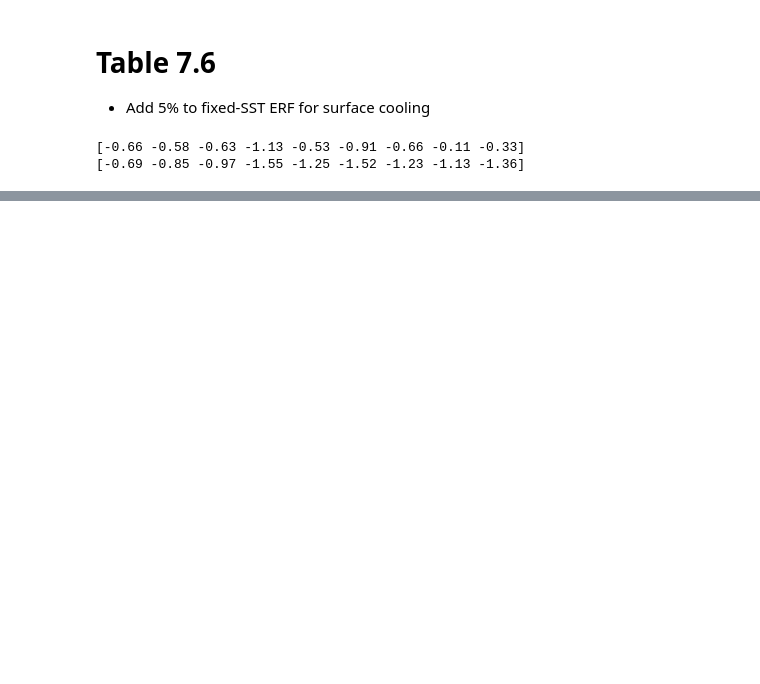
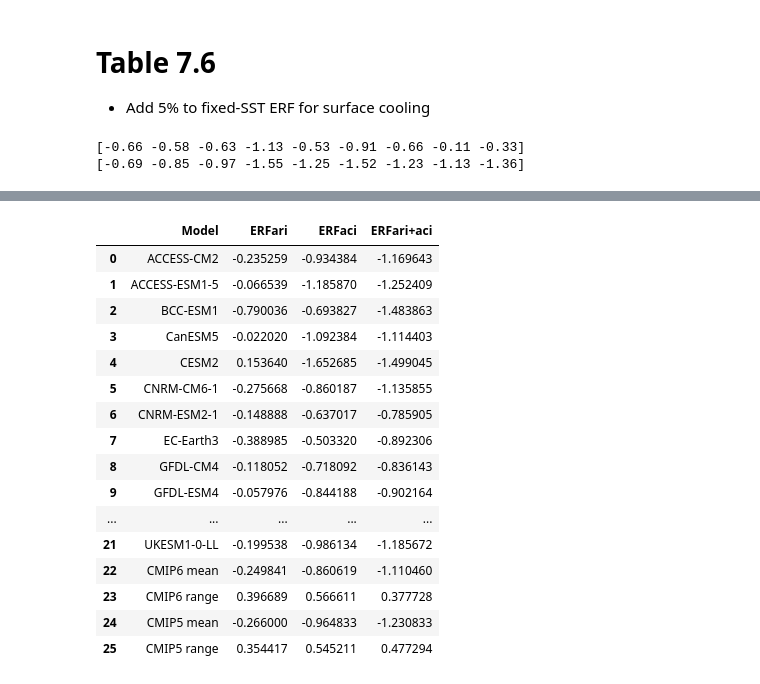
Before and after one commit to chrisroadmap/ar6, a Jupyter notebook: notebooks/055_chapter7_table7.6.ipynb, the cells around one changed output, grey strips where cells are left out. Drawn from its saved outputs; the diff is of its cells as text; code cells hidden in the pictures; blank space fills up the shorter version.

```diff
--- a/notebooks/055_chapter7_table7.6.ipynb
+++ b/notebooks/055_chapter7_table7.6.ipynb
@@ -104,5 +104,25 @@ data.append(
 )
 # %%
 df = pd.DataFrame(data, columns = ['Model', 'ERFari', 'ERFaci', 'ERFari+aci'])
+# %%
+df
+# %% [output]
+|  | Model | ERFari | ERFaci | ERFari+aci |
+| 0 | ACCESS-CM2 | -0.235259 | -0.934384 | -1.169643 |
+| 1 | ACCESS-ESM1-5 | -0.066539 | -1.185870 | -1.252409 |
+| 2 | BCC-ESM1 | -0.790036 | -0.693827 | -1.483863 |
+| 3 | CanESM5 | -0.022020 | -1.092384 | -1.114403 |
+| 4 | CESM2 | 0.153640 | -1.652685 | -1.499045 |
+| 5 | CNRM-CM6-1 | -0.275668 | -0.860187 | -1.135855 |
+| 6 | CNRM-ESM2-1 | -0.148888 | -0.637017 | -0.785905 |
+| 7 | EC-Earth3 | -0.388985 | -0.503320 | -0.892306 |
+| 8 | GFDL-CM4 | -0.118052 | -0.718092 | -0.836143 |
+| 9 | GFDL-ESM4 | -0.057976 | -0.844188 | -0.902164 |
+| ... | ... | ... | ... | ... |
+| 21 | UKESM1-0-LL | -0.199538 | -0.986134 | -1.185672 |
+| 22 | CMIP6 mean | -0.249841 | -0.860619 | -1.110460 |
+| 23 | CMIP6 range | 0.396689 | 0.566611 | 0.377728 |
+| 24 | CMIP5 mean | -0.266000 | -0.964833 | -1.230833 |
+| 25 | CMIP5 range | 0.354417 | 0.545211 | 0.477294 |
 # %%
 df.to_csv('../data_output/table7.6.csv', index=False)
```
Also changed, not shown: parts of 1 cell of this notebook, 5 other files.
